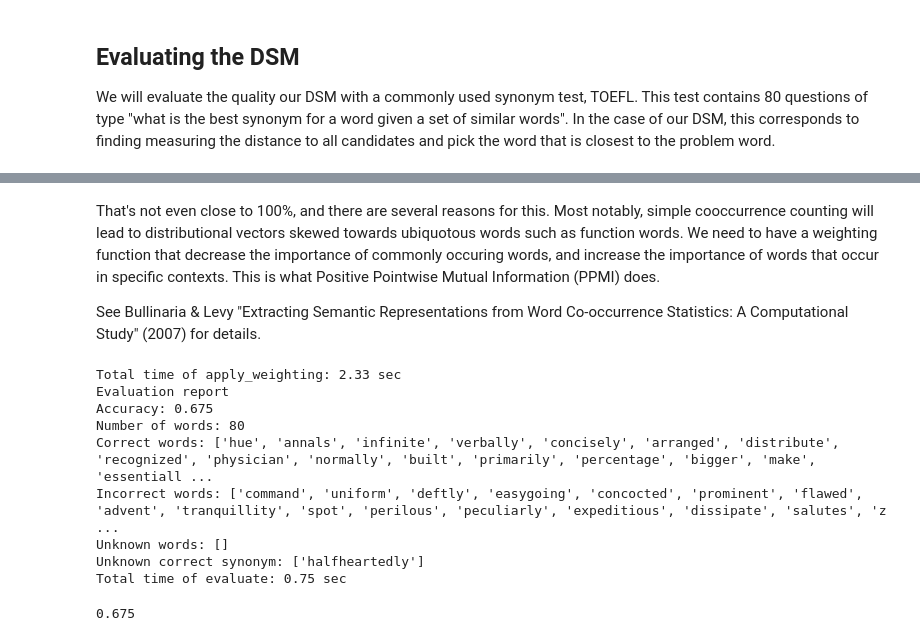
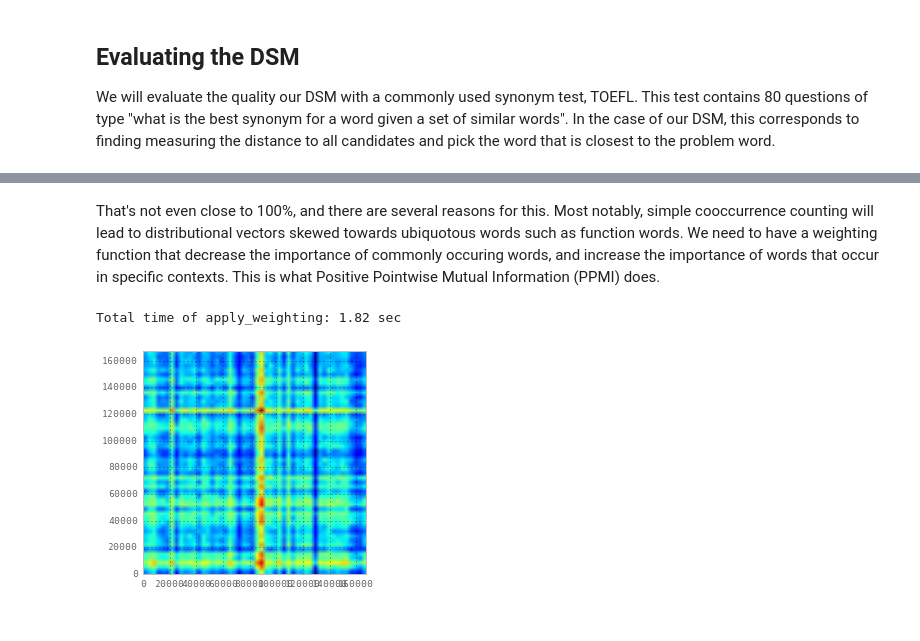
Before and after one commit to hihihippp/notebooks, a Jupyter notebook: PyDSM Meetup Presentation.ipynb, the cells around one changed output, grey strips where cells are left out. Cells and saved outputs as stored; diff of their text form; code cells hidden in the pictures.

```diff
--- a/PyDSM Meetup Presentation.ipynb
+++ b/PyDSM Meetup Presentation.ipynb
@@ -111,19 +113,9 @@ Total time of evaluate: 0.85 sec
 0.425
 # %% [markdown]
 That's not even close to 100%, and there are several reasons for this. Most notably, simple cooccurrence counting will lead to distributional vectors skewed towards ubiquotous words such as function words. We need to have a weighting function that decrease the importance of commonly occuring words, and increase the importance of words that occur in specific contexts. This is what Positive Pointwise Mutual Information (PPMI) does.
-
-See Bullinaria & Levy "Extracting Semantic Representations from Word Co-occurrence Statistics: A Computational Study" (2007) for details.
 # %%
 ppmi = dsm.apply_weighting(pydsm.weighting.ppmi)
-ppmi.evaluate(pydsm.evaluation.toefl)
+ppmi.visualize(vis_func=pydsm.visualization.heatmap)
 # %% [output]
-Total time of apply_weighting: 2.33 sec
-Evaluation report
-Accuracy: 0.675
-Number of words: 80
-Correct words: ['hue', 'annals', 'infinite', 'verbally', 'concisely', 'arranged', 'distribute', 'recognized', 'physician', 'normally', 'built', 'primarily', 'percentage', 'bigger', 'make', 'essentiall ...
-Incorrect words: ['command', 'uniform', 'deftly', 'easygoing', 'concocted', 'prominent', 'flawed', 'advent', 'tranquillity', 'spot', 'perilous', 'peculiarly', 'expeditious', 'dissipate', 'salutes', 'z ...
-Unknown words: []
-Unknown correct synonym: ['halfheartedly']
-Total time of evaluate: 0.75 sec
+Total time of apply_weighting: 1.82 sec
-0.675
+[figure, added]
```
Also changed, not shown: parts of 10 cells of this notebook.
